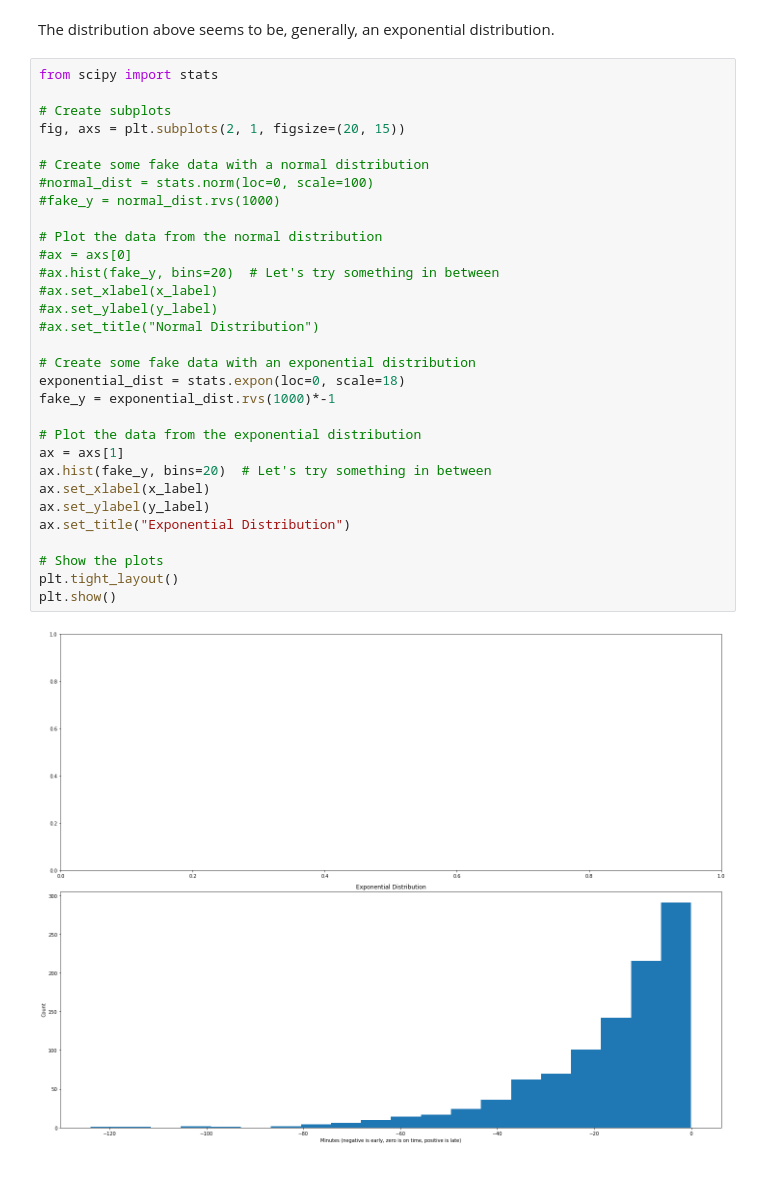
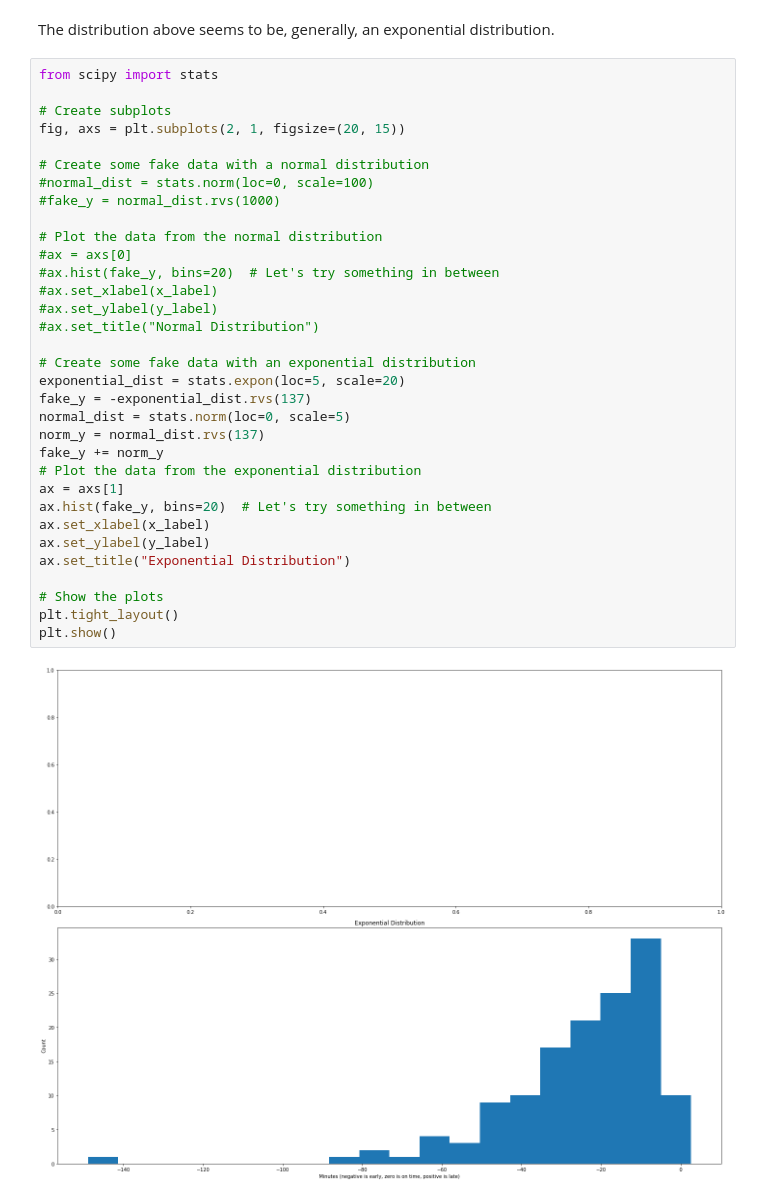
Before and after one commit to as6140/ds-challenge-06_seattle-ds-career-040119, a Jupyter notebook: ds_challenge_06_graph.ipynb, the cells around one changed output. Cells and saved outputs as stored; diff of their text form.

```diff
--- a/ds_challenge_06_graph.ipynb
+++ b/ds_challenge_06_graph.ipynb
@@ -134,33 +134,35 @@ The distribution above seems to be, generally, an exponential distribution.
 # %%
 from scipy import stats
 
 # Create subplots
 fig, axs = plt.subplots(2, 1, figsize=(20, 15))
 
 # Create some fake data with a normal distribution
 #normal_dist = stats.norm(loc=0, scale=100)
 #fake_y = normal_dist.rvs(1000)
 
 # Plot the data from the normal distribution
 #ax = axs[0]
 #ax.hist(fake_y, bins=20)  # Let's try something in between
 #ax.set_xlabel(x_label)
 #ax.set_ylabel(y_label)
 #ax.set_title("Normal Distribution")
 
 # Create some fake data with an exponential distribution
-exponential_dist = stats.expon(loc=0, scale=18)
-fake_y = exponential_dist.rvs(1000)*-1
-
+exponential_dist = stats.expon(loc=5, scale=20)
+fake_y = -exponential_dist.rvs(137)
+normal_dist = stats.norm(loc=0, scale=5)
+norm_y = normal_dist.rvs(137)
+fake_y += norm_y
 # Plot the data from the exponential distribution
 ax = axs[1]
 ax.hist(fake_y, bins=20)  # Let's try something in between
 ax.set_xlabel(x_label)
 ax.set_ylabel(y_label)
 ax.set_title("Exponential Distribution")
 
 # Show the plots
 plt.tight_layout()
 plt.show()
 # %% [output]
-[figure, old version]
+[figure, new version]
```
